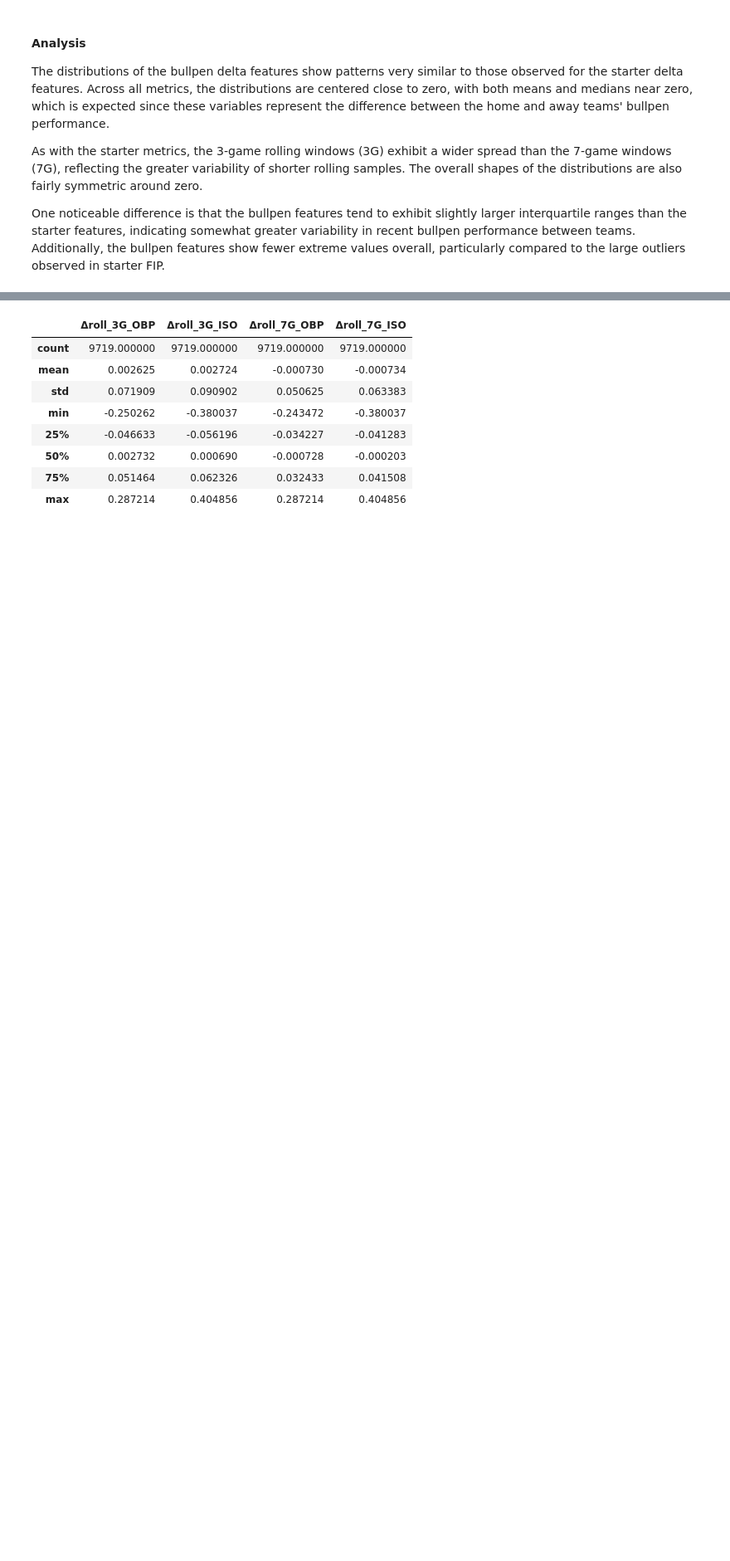
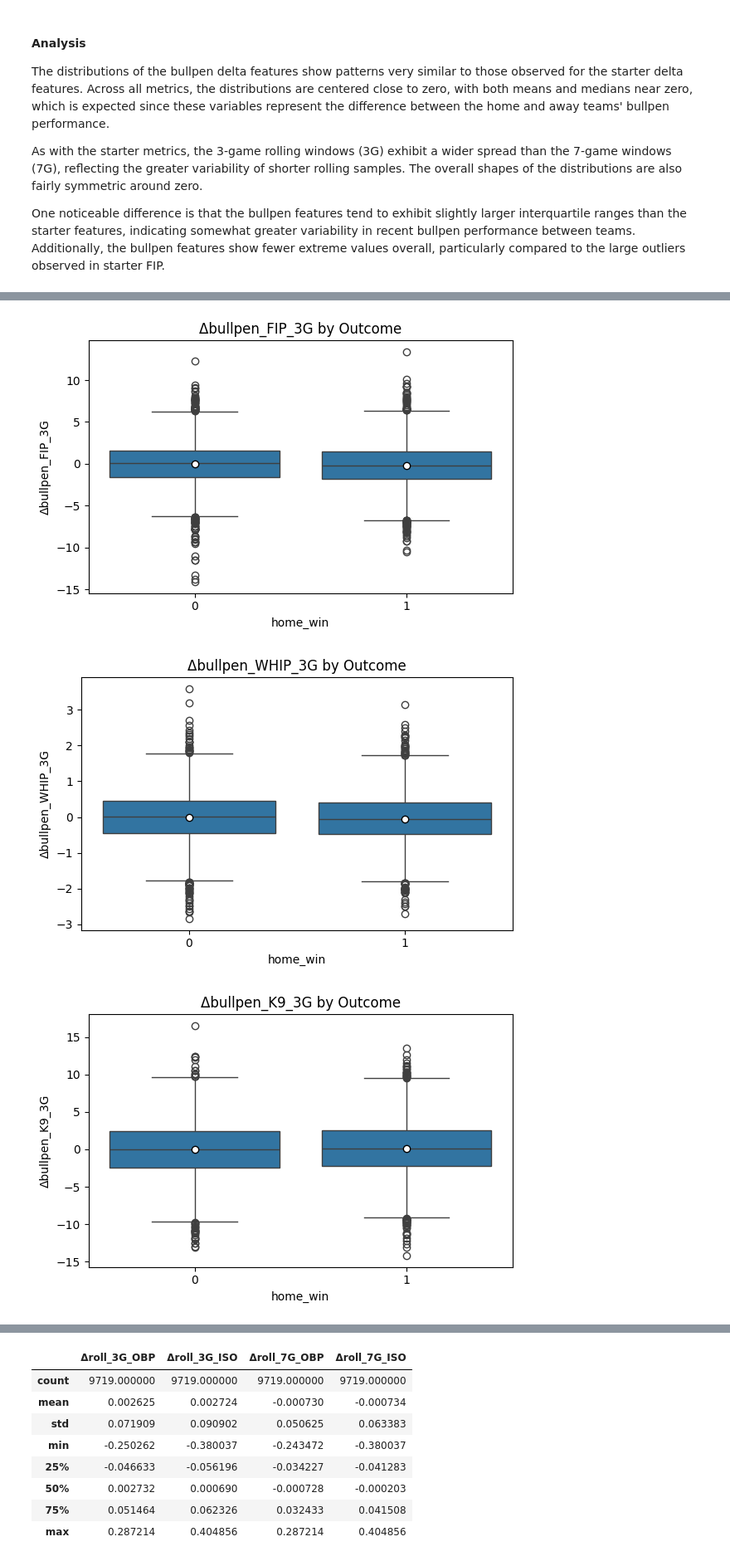
Before and after one commit to Sam-Gartenstein/mlb-win-prediction, a Jupyter notebook: Exploratory Data Analysis.ipynb, the cells around one changed output, grey strips where cells are left out. Shown at 83% size. Cells and saved outputs as stored; diff of their text form; code cells hidden in the pictures; blank space fills up the shorter version.

```diff
--- a/Exploratory Data Analysis.ipynb
+++ b/Exploratory Data Analysis.ipynb
@@ -235,0 +340,10 @@ for col in delta_bullpen.columns:
+# %%
+plot_delta_boxplots_by_outcome(
+    game_level_features,
+    like="Δbullpen_",
+    showmeans=True
+)
+# %% [output]
+[figure, added]
+[figure, added]
+[figure, added]
```
Also changed, not shown: parts of 77 cells of this notebook.
